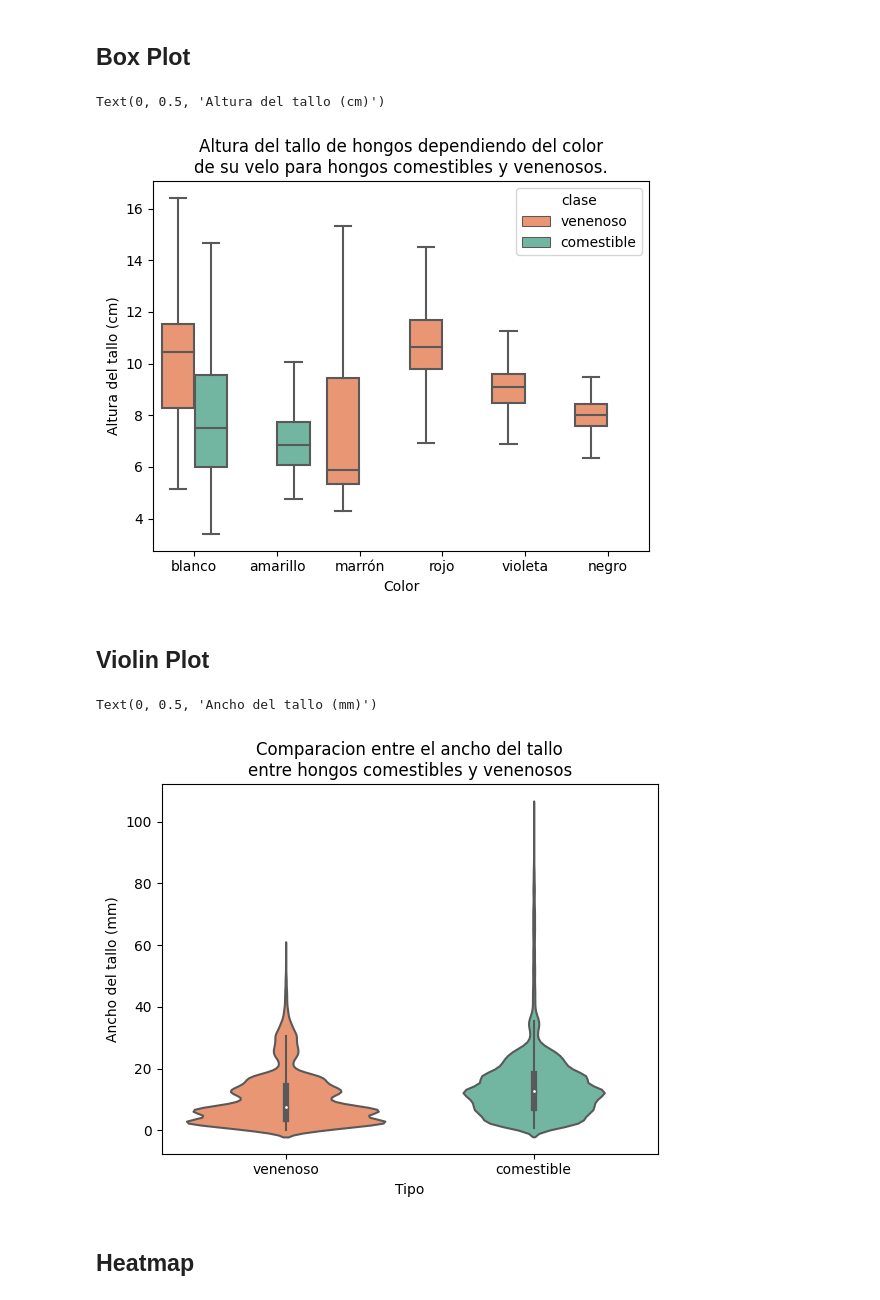
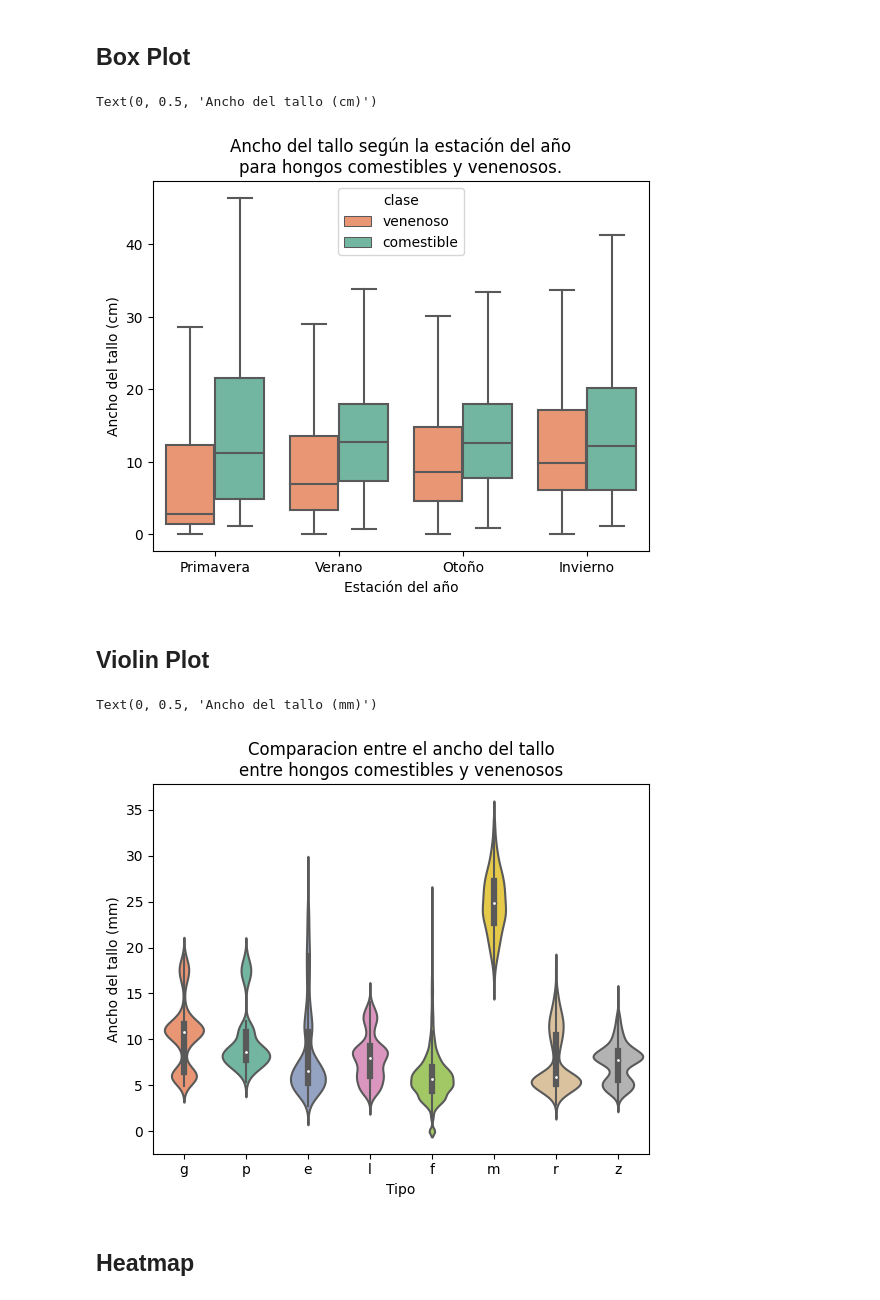
Before and after one commit to MarcosBianchii/Organizacion-de-Datos, a Jupyter notebook: TP2/analisis_exploratorio.ipynb, the cells around one changed output. Cells and saved outputs as stored; diff of their text form; code cells hidden in the pictures.

```diff
--- a/TP2/analisis_exploratorio.ipynb
+++ b/TP2/analisis_exploratorio.ipynb
@@ -48,6 +48,3 @@ spore-print-color        6354
 habitat                 61069
 season                  61069
 dtype: int64
-# %%
-hongos.rename(columns={'class':'clase'}, inplace=True)
-hongos
@@ -76,6 +59,7 @@ Index(['clase', 'cap-diameter', 'cap-shape', 'cap-surface', 'cap-color',
       dtype='object')
 # %%
 df = hongos.copy()
+df.rename(columns={'class':'clase'}, inplace=True)
 
 colores = {
     'n':'marrón',
@@ -98,12 +82,20 @@ formas = {
     'x':'convexo',
     'f':'plano',
     's':'hundido',
-    'p':'esferico',
+    'p':'esfera',
     'o':'otro',
+}
+
+estaciones = {
+    'u':'Verano',
+    'a':'Otoño',
+    'w':'Invierno',
+    's':'Primavera',
 }
 
 df.clase = df.clase.map(lambda x: {'p':'venenoso','e':'comestible'}.get(x, None))
 df['cap-shape'] = df['cap-shape'].map(lambda x: formas.get(x, None))
+df.season = df.season.map(lambda x: estaciones.get(x, None))
 
 for col in df.columns:
     if 'color' in col:
@@ -145,24 +137,24 @@ Text(0, 0.5, 'Alto del tallo (cm)')
 ## Box Plot
 # %%
 plt.figure(dpi=100)
-sns.boxplot(df, x='veil-color', y='stem-height', palette=colores, hue='clase', showfliers=False)
-plt.title('Altura del tallo de hongos dependiendo del color\nde su velo para hongos comestibles y venenosos.')
-plt.xlabel('Color')
-plt.ylabel('Altura del tallo (cm)')
+sns.boxplot(df, x='season', y='stem-width', palette=colores, hue='clase', showfliers=False, order=['Primavera', 'Verano', 'Otoño', 'Invierno'])
+plt.title('Ancho del tallo según la estación del año\npara hongos comestibles y venenosos.')
+plt.xlabel('Estación del año')
+plt.ylabel('Ancho del tallo (cm)')
 # %% [output]
-Text(0, 0.5, 'Altura del tallo (cm)')
+Text(0, 0.5, 'Ancho del tallo (cm)')
-[figure, old version]
+[figure, new version]
 # %% [markdown]
 ## Violin Plot
 # %%
 plt.figure(dpi=100)
-sns.violinplot(df, x='clase', y='stem-width', palette=colores, showfliers=False)
+sns.violinplot(df, x='ring-type', y='stem-height', palette=colores, showfliers=False)
 plt.title('Comparacion entre el ancho del tallo\nentre hongos comestibles y venenosos')
 plt.xlabel('Tipo')
 plt.ylabel('Ancho del tallo (mm)')
 # %% [output]
 Text(0, 0.5, 'Ancho del tallo (mm)')
-[figure, old version]
+[figure, new version]
 # %% [markdown]
 ## Heatmap
 # %%
```
Also changed, not shown: parts of 4 cells of this notebook, 1 other file.
